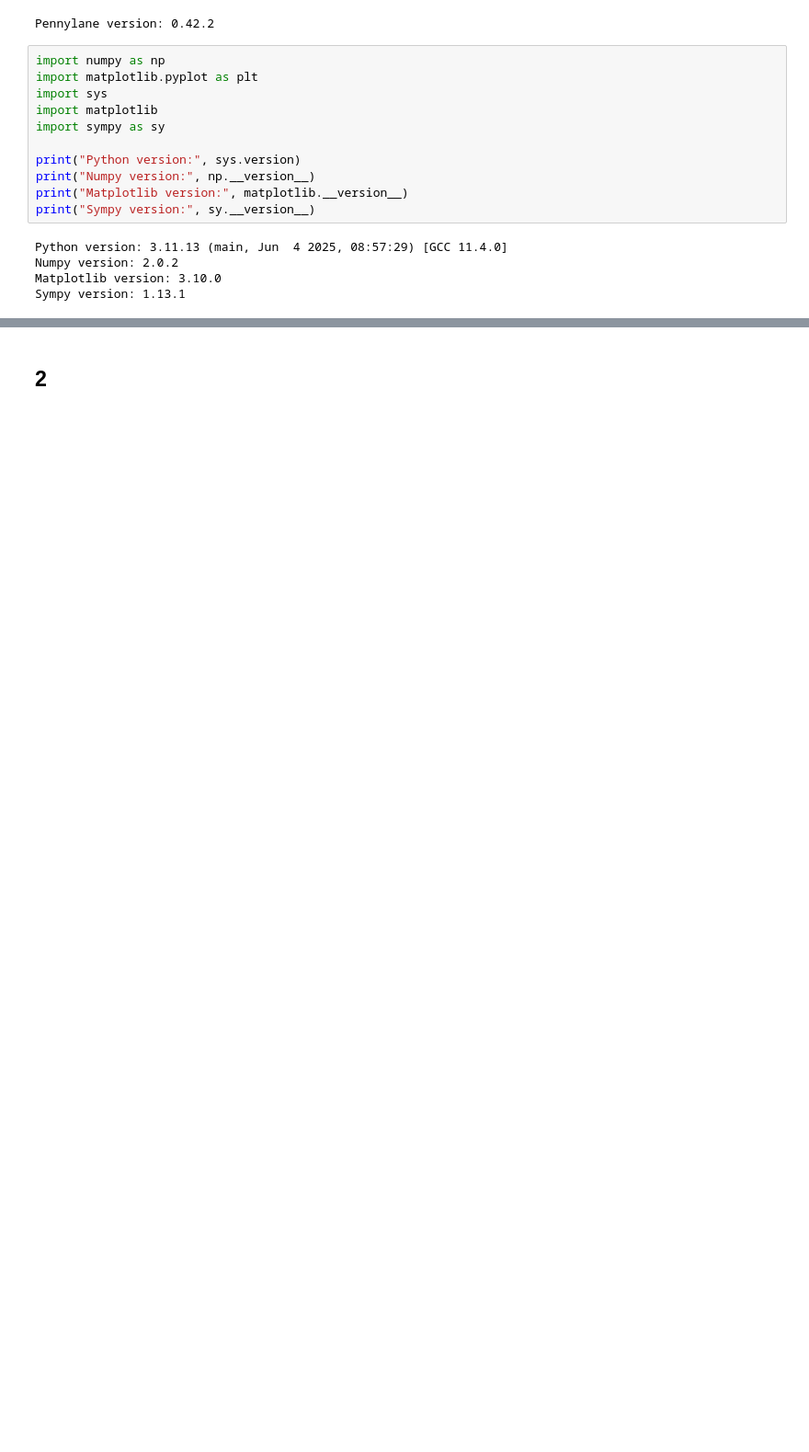
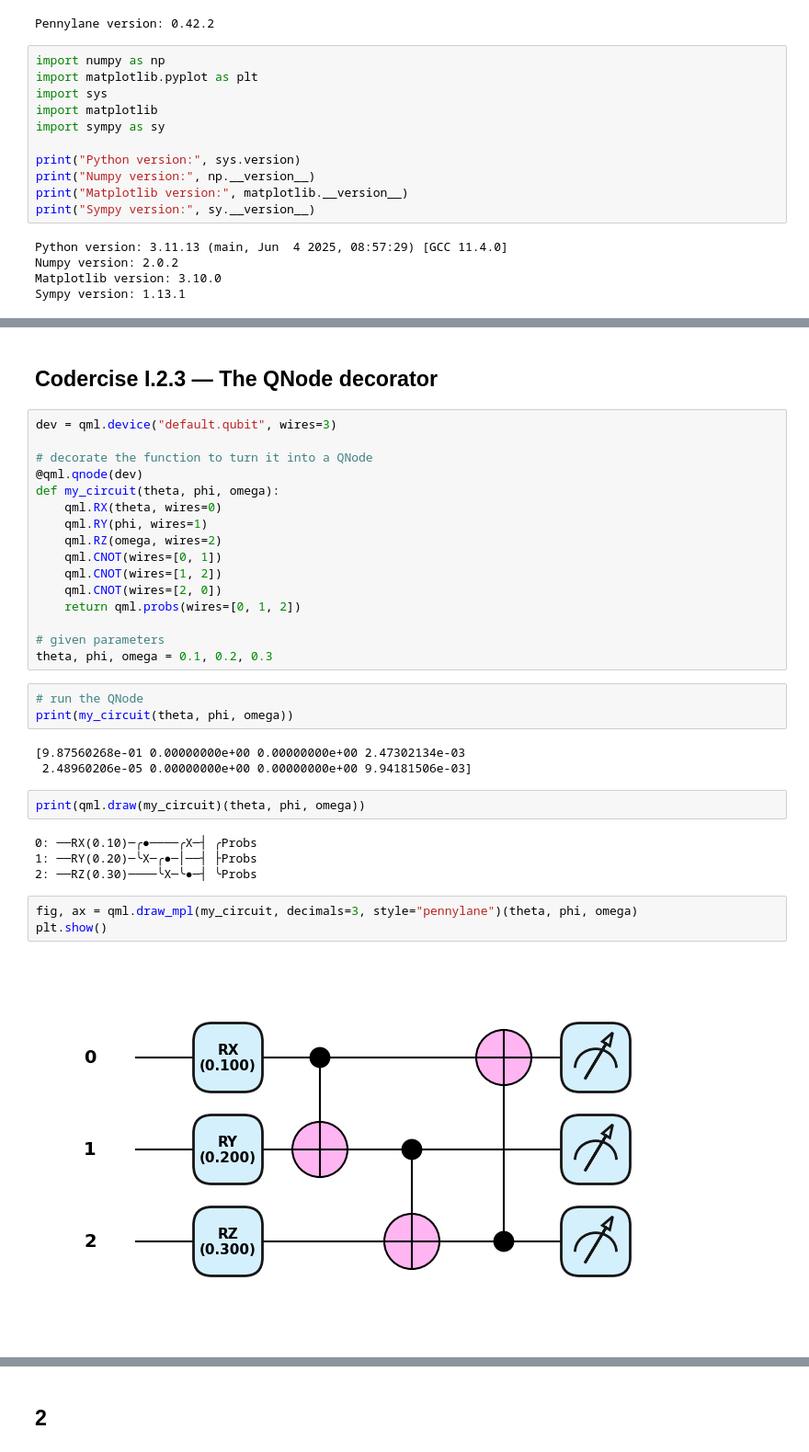
Before and after one commit to Omid-Hassasfar/NITheCS_QSouthAfrica_MiniSchool_Introduction_to_Quantum_Computing_with_PennyLane, a Jupyter notebook: NITheCS_QSouthAfrica_Mini_School_Introduction_to_Quantum_Computing_with_PennyLane.ipynb, the cells around one changed output, grey strips where cells are left out. Shown at 92% size. Cells and saved outputs as stored; diff of their text form; blank space fills up the shorter version.

```diff
--- a/NITheCS_QSouthAfrica_Mini_School_Introduction_to_Quantum_Computing_with_PennyLane.ipynb
+++ b/NITheCS_QSouthAfrica_Mini_School_Introduction_to_Quantum_Computing_with_PennyLane.ipynb
@@ -104 +252,36 @@ https://pennylane.ai/codebook/pennylane-fundamentals/measurements-in-pennylane
 https://pennylane.ai/codebook/pennylane-fundamentals/quantum-operations
+# %% [markdown]
+## Codercise I.2.3 — The QNode decorator
+# %%
+dev = qml.device("default.qubit", wires=3)
+
+# decorate the function to turn it into a QNode
+@qml.qnode(dev)
+def my_circuit(theta, phi, omega):
+    qml.RX(theta, wires=0)
+    qml.RY(phi, wires=1)
+    qml.RZ(omega, wires=2)
+    qml.CNOT(wires=[0, 1])
+    qml.CNOT(wires=[1, 2])
+    qml.CNOT(wires=[2, 0])
+    return qml.probs(wires=[0, 1, 2])
+
+# given parameters
+theta, phi, omega = 0.1, 0.2, 0.3
+# %%
+# run the QNode
+print(my_circuit(theta, phi, omega))
+# %% [output]
+[9.87560268e-01 0.00000000e+00 0.00000000e+00 2.47302134e-03
+ 2.48960206e-05 0.00000000e+00 0.00000000e+00 9.94181506e-03]
+# %%
+print(qml.draw(my_circuit)(theta, phi, omega))
+# %% [output]
+0: ──RX(0.10)─╭●────╭X─┤ ╭Probs
+1: ──RY(0.20)─╰X─╭●─│──┤ ├Probs
+2: ──RZ(0.30)────╰X─╰●─┤ ╰Probs
+# %%
+fig, ax = qml.draw_mpl(my_circuit, decimals=3, style="pennylane")(theta, phi, omega)
+plt.show()
+# %% [output]
+[figure, added]
```
Also changed, not shown: parts of 18 cells of this notebook.
